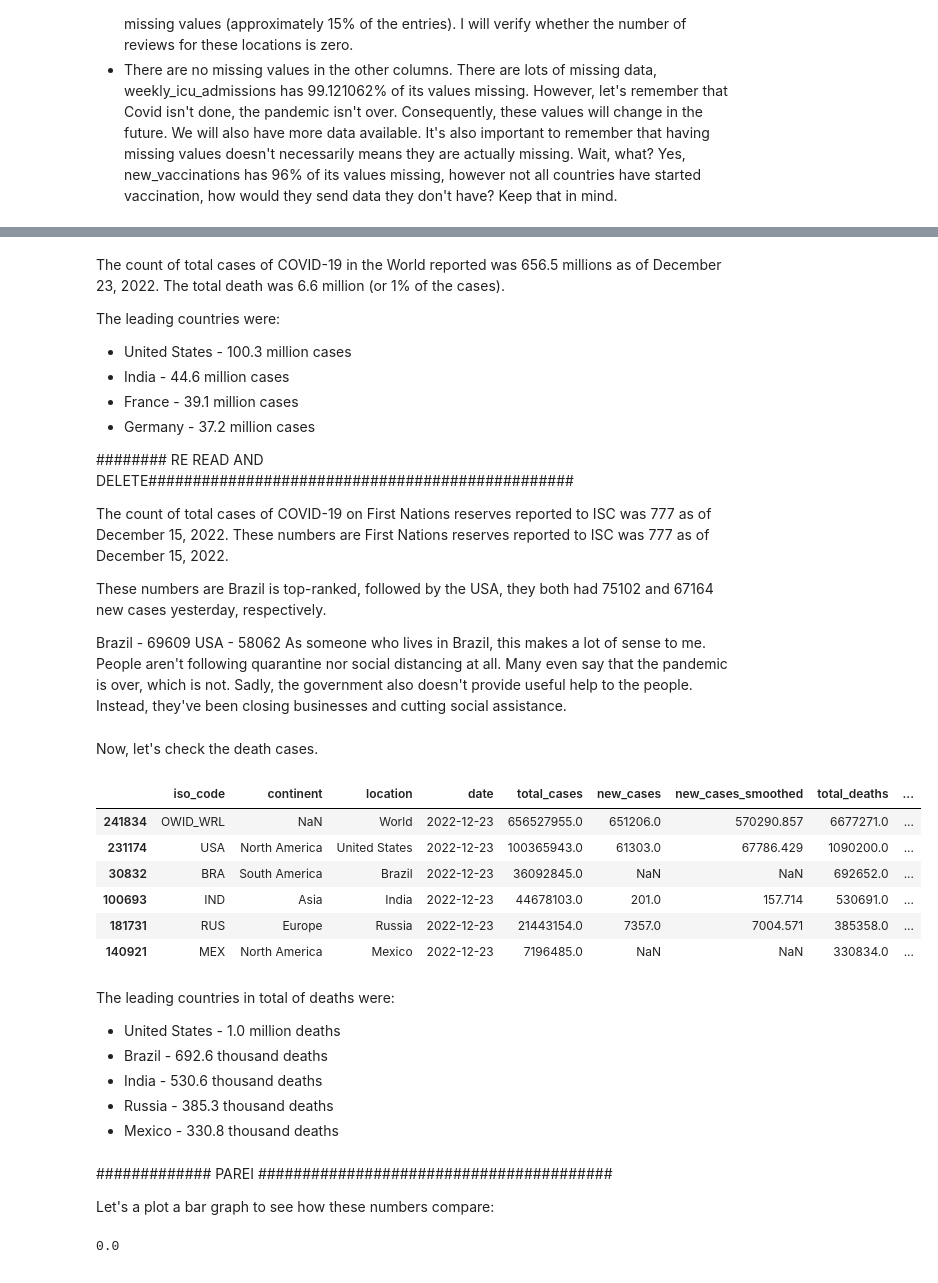
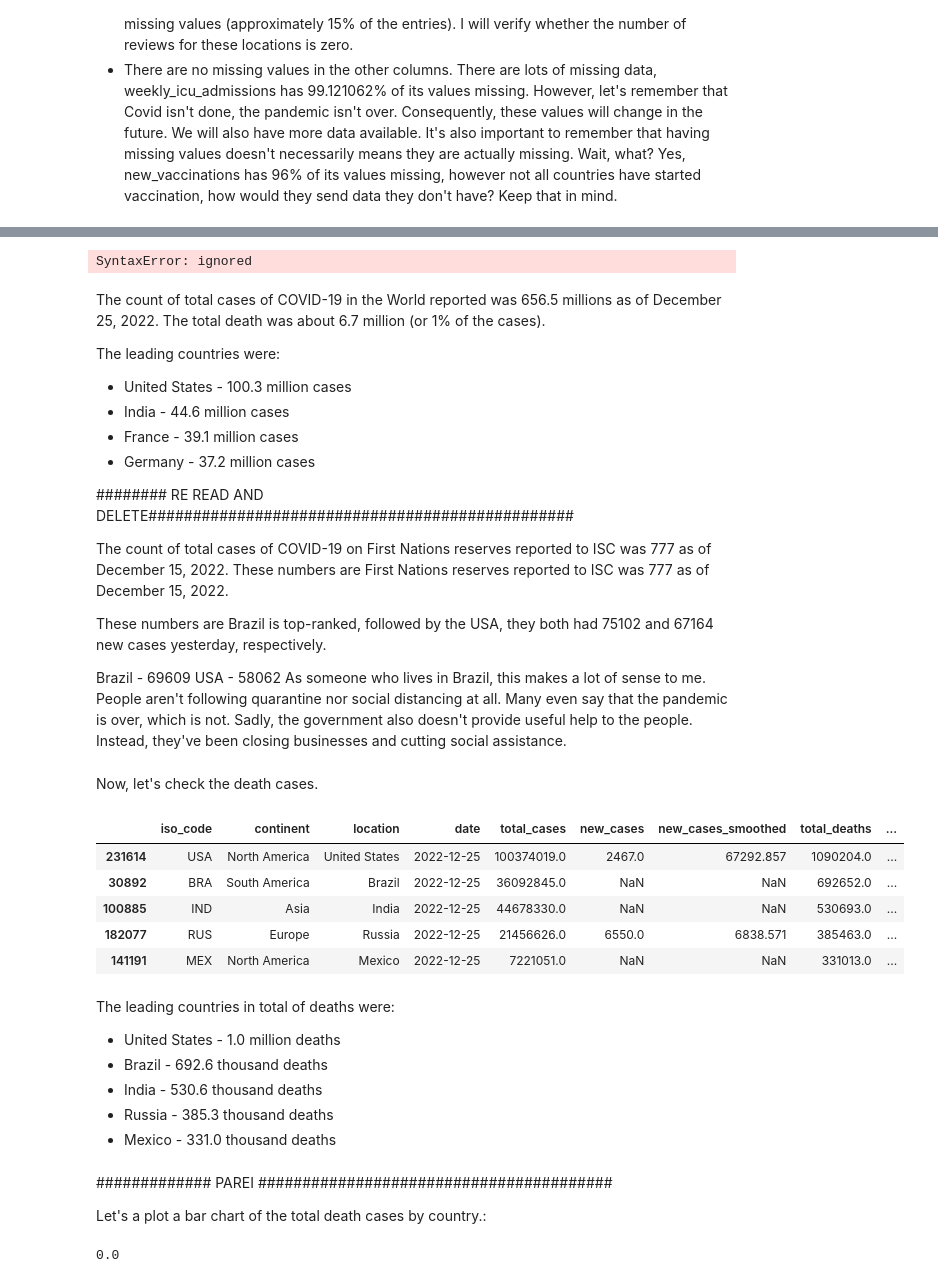
Before and after one commit to Mdrsilva/Covid-19_Data_Analysis, a Jupyter notebook: Covid_19_Data_Analysis.ipynb, the cells around one changed output, grey strips where cells are left out. Saved outputs shown, nothing was run; the diff lists cells and outputs as text; code cells hidden in the pictures.

```diff
--- a/Covid_19_Data_Analysis.ipynb
+++ b/Covid_19_Data_Analysis.ipynb
@@ -71,7 +64,7 @@ pd.set_option('display.max_rows', None);
 Before moving forward, I will import the table and do some basic visualizations.
 # %%
 # Importing the required file
-df_covid_covid = pd.read_csv("https://covid.ourworldindata.org/data/owid-covid-data.csv")
+df_covid = pd.read_csv("https://covid.ourworldindata.org/data/owid-covid-data.csv")
 # %% [markdown]
 ## Exploratory Data Analysis (EDA)
 
@@ -223,15 +216,15 @@ As we can see, all columns are of float type, except for `iso_code`,
 As the `date` variable represents time, I will convert this column to a datetime dtype.
 # %%
 #  Converting the date column to a datetime dtype
-df_covid_covid.date = pd.to_datetime(df_covid_covid.date)
+df_covid.date = pd.to_datetime(df_covid.date)
 # %% [markdown]
 Sometimes, due to typographical error, we can have attributes referring to the same, for example, Canada and CaNada are not considered as the same.
 To avoid this, I will make sure the name of each country starts with a capitalized letter and the rest is all composed by lower cases.
 Python allows us to do this by using title() function.
 # %%
 # Setting all locations to first letter capitalized
-df_covid_covid['location'] = df_covid_covid['location'].apply(lambda x: x.title())
+df_covid['location'] = df_covid['location'].apply(lambda x: x.title())
 
 # Number of countries available
-print('Number of countries available: {}'.format(len(df_covid_covid.location.value_counts())))
+print('Total of different entries in the location column: {}'.format(len(df_covid_covid.location.value_counts())))
 # %% [output]
@@ -343,5 +327,19 @@ df_clean.loc[df_clean.date == '2022-12-23'].sort_values(by="total_cases", ascend
+# %%
+# Total cases on 12/25/22
+# print('Total cases of covid-19: {}'.format(df_clean['total_cases'].loc[df_clean.date == recent][df_clean.location == 'World']))
+df_clean[df_clean[df_clean['total_cases'].loc[df_clean.date == recent][df_clean.location == 'World']]
+# df.loc[df.location == "World", "total_deaths"]
+# # Total death on 12/25/22
+# print('Total death of covid-19: {}'.format(df_clean.loc[df_clean.date == last_date]['total_deaths'].sum()))
+
+# print('\n')
+
+# # Countries with highest number of cases on Dec 25rd, 2022
+# df_clean.loc[df_clean.date == '2022-12-25'].sort_values(by="total_cases", ascending=False).head()
+# %% [output]
+SyntaxError: ignored
 # %% [markdown]
-The count of total cases of COVID-19 in the World reported was 656.5 millions as of December 23, 2022. The total death was 6.6 million (or 1% of the cases).
+The count of total cases of COVID-19 in the World reported was 656.5 millions as of December 25, 2022. The total death was about 6.7 million (or 1% of the cases).
 
 The leading countries were:
 * United States - 100.3 million cases
@@ -364,16 +362,15 @@ As someone who lives in Brazil, this makes a lot of sense to me. People aren't f
 # %% [markdown]
 Now, let's check the death cases.
 # %%
-# Countries with highest number of deaths on Dec 23rd, 2022
-df_clean.loc[df_clean.date == '2022-12-23'].sort_values(by="total_deaths", ascending=False).head(6)
+# Countries with highest number of deaths on Dec 25rd, 2022
+df_clean.loc[df_clean.date == '2022-12-25'].sort_values(by="total_deaths", ascending=False).head()
 # %% [output]
 |  | iso_code | continent | location | date | total_cases | new_cases | new_cases_smoothed | total_deaths | ... |
-| 241834 | OWID_WRL | NaN | World | 2022-12-23 | 656527955.0 | 651206.0 | 570290.857 | 6677271.0 | ... |
-| 231174 | USA | North America | United States | 2022-12-23 | 100365943.0 | 61303.0 | 67786.429 | 1090200.0 | ... |
-| 30832 | BRA | South America | Brazil | 2022-12-23 | 36092845.0 | NaN | NaN | 692652.0 | ... |
-| 100693 | IND | Asia | India | 2022-12-23 | 44678103.0 | 201.0 | 157.714 | 530691.0 | ... |
-| 181731 | RUS | Europe | Russia | 2022-12-23 | 21443154.0 | 7357.0 | 7004.571 | 385358.0 | ... |
-| 140921 | MEX | North America | Mexico | 2022-12-23 | 7196485.0 | NaN | NaN | 330834.0 | ... |
+| 231614 | USA | North America | United States | 2022-12-25 | 100374019.0 | 2467.0 | 67292.857 | 1090204.0 | ... |
+| 30892 | BRA | South America | Brazil | 2022-12-25 | 36092845.0 | NaN | NaN | 692652.0 | ... |
+| 100885 | IND | Asia | India | 2022-12-25 | 44678330.0 | NaN | NaN | 530693.0 | ... |
+| 182077 | RUS | Europe | Russia | 2022-12-25 | 21456626.0 | 6550.0 | 6838.571 | 385463.0 | ... |
+| 141191 | MEX | North America | Mexico | 2022-12-25 | 7221051.0 | NaN | NaN | 331013.0 | ... |
 # %% [markdown]
 The leading countries in total of deaths were:
 
@@ -381,9 +378,9 @@ The leading countries in total of deaths were:
 * Brazil - 692.6 thousand deaths
 * India - 530.6 thousand deaths
 * Russia - 385.3 thousand deaths
-* Mexico - 330.8 thousand deaths
+* Mexico - 331.0 thousand deaths
 # %% [markdown]
 ############# PAREI ########################################
 
-Let's a plot a bar graph to see how these numbers compare:
+Let's a plot a bar chart of the total death cases by country.:
 # %%
```
Also changed, not shown: parts of 17 cells of this notebook.
